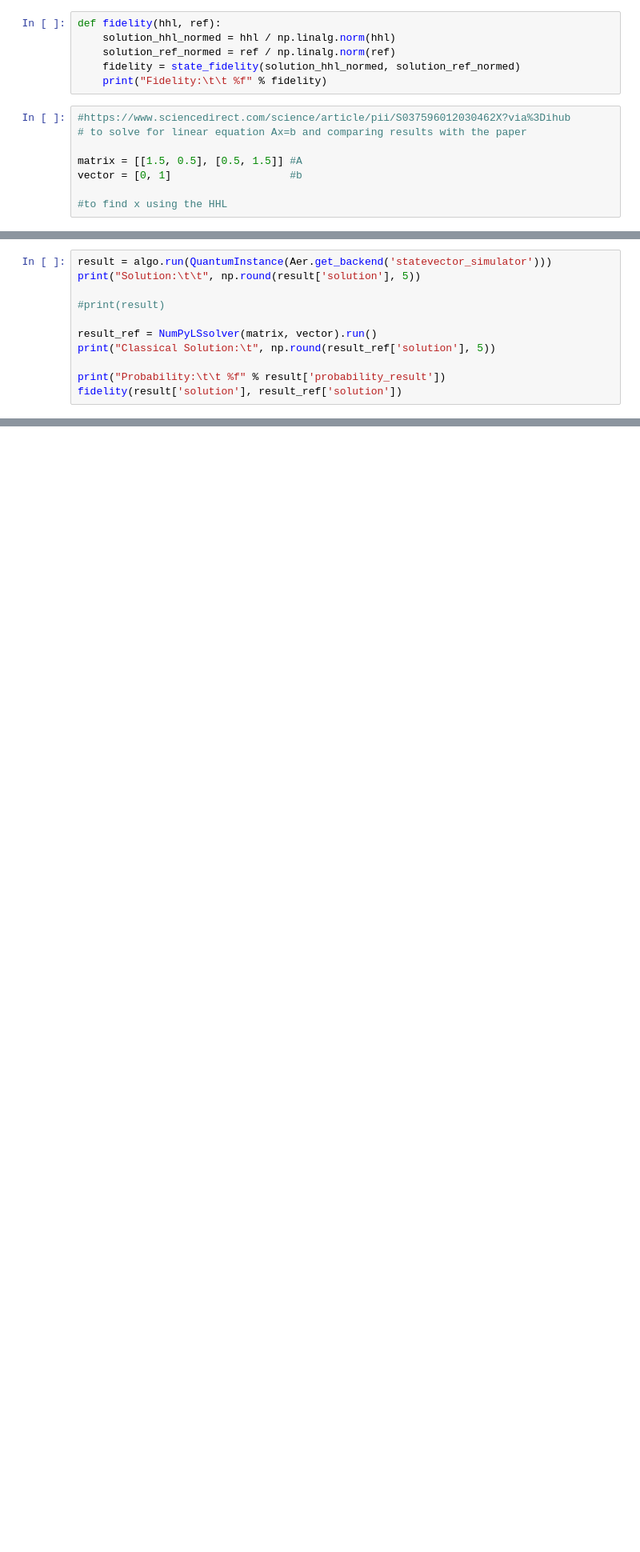
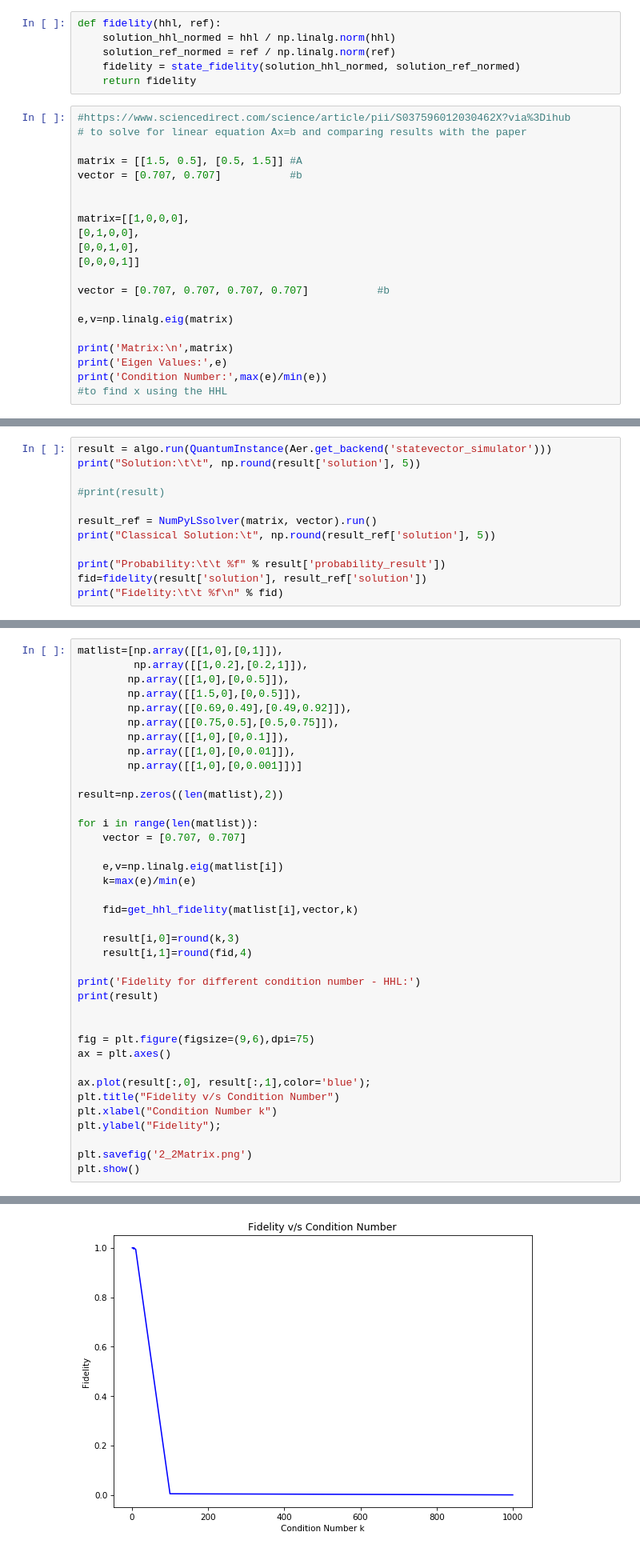
Before and after one commit to Anand-GitH/HHL-QuantumComputing, a Jupyter notebook: Qiskit-HHL.ipynb, the cells around one changed output, grey strips where cells are left out. Shown at 80% size. Cells and saved outputs as stored; diff of their text form; blank space fills up the shorter version.

```diff
--- a/Qiskit-HHL.ipynb
+++ b/Qiskit-HHL.ipynb
@@ -32,12 +34,25 @@ def fidelity(hhl, ref):
     solution_hhl_normed = hhl / np.linalg.norm(hhl)
     solution_ref_normed = ref / np.linalg.norm(ref)
     fidelity = state_fidelity(solution_hhl_normed, solution_ref_normed)
-    print("Fidelity:\t\t %f" % fidelity)
+    return fidelity
 # %%
 #https://www.sciencedirect.com/science/article/pii/S037596012030462X?via%3Dihub
 # to solve for linear equation Ax=b and comparing results with the paper
 
 matrix = [[1.5, 0.5], [0.5, 1.5]] #A
-vector = [0, 1]                   #b
+vector = [0.707, 0.707]           #b
 
+
+matrix=[[1,0,0,0],
+[0,1,0,0],
+[0,0,1,0],
+[0,0,0,1]]
+
+vector = [0.707, 0.707, 0.707, 0.707]           #b
+
+e,v=np.linalg.eig(matrix)
+
+print('Matrix:\n',matrix)
+print('Eigen Values:',e)
+print('Condition Number:',max(e)/min(e))
 #to find x using the HHL
@@ -67,5 +91,6 @@ result_ref = NumPyLSsolver(matrix, vector).run()
 print("Classical Solution:\t", np.round(result_ref['solution'], 5))
 
 print("Probability:\t\t %f" % result['probability_result'])
-fidelity(result['solution'], result_ref['solution'])
+fid=fidelity(result['solution'], result_ref['solution'])
+print("Fidelity:\t\t %f\n" % fid)
 # %% [output]
@@ -75,0 +138,39 @@ Fidelity:                0.999432
+# %%
+matlist=[np.array([[1,0],[0,1]]),
+         np.array([[1,0.2],[0.2,1]]),
+        np.array([[1,0],[0,0.5]]),
+        np.array([[1.5,0],[0,0.5]]),
+        np.array([[0.69,0.49],[0.49,0.92]]),
+        np.array([[0.75,0.5],[0.5,0.75]]),
+        np.array([[1,0],[0,0.1]]),
+        np.array([[1,0],[0,0.01]]),
+        np.array([[1,0],[0,0.001]])]
+
+result=np.zeros((len(matlist),2))
+
+for i in range(len(matlist)):
+    vector = [0.707, 0.707]
+
+    e,v=np.linalg.eig(matlist[i])
+    k=max(e)/min(e)
+
+    fid=get_hhl_fidelity(matlist[i],vector,k)
+
+    result[i,0]=round(k,3)
+    result[i,1]=round(fid,4)
+
+print('Fidelity for different condition number - HHL:')
+print(result)
+
+
+fig = plt.figure(figsize=(9,6),dpi=75)
+ax = plt.axes()
+
+ax.plot(result[:,0], result[:,1],color='blue');
+plt.title("Fidelity v/s Condition Number")
+plt.xlabel("Condition Number k")
+plt.ylabel("Fidelity");
+
+plt.savefig('2_2Matrix.png')
+plt.show()
+# %% [output]
@@ -75,0 +194 @@ Fidelity:                0.999432
+[figure, added]
```
Also changed, not shown: parts of 11 cells of this notebook, 4 other files.
